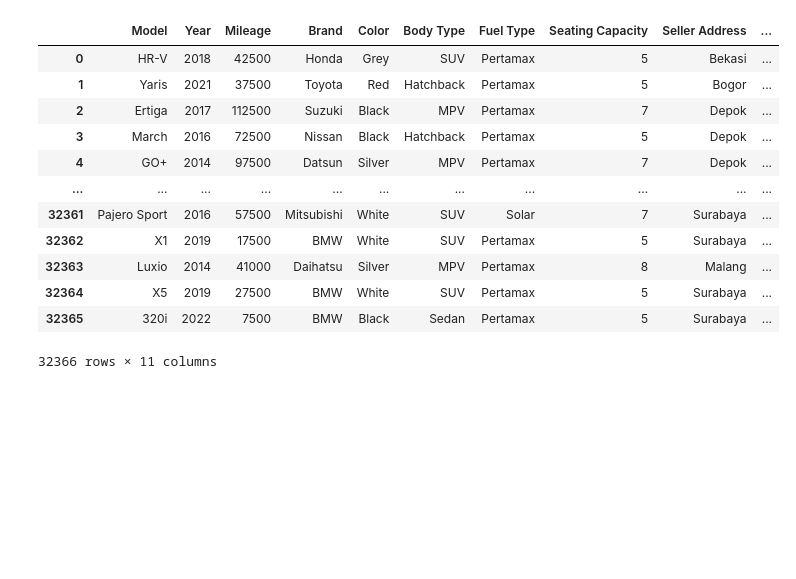
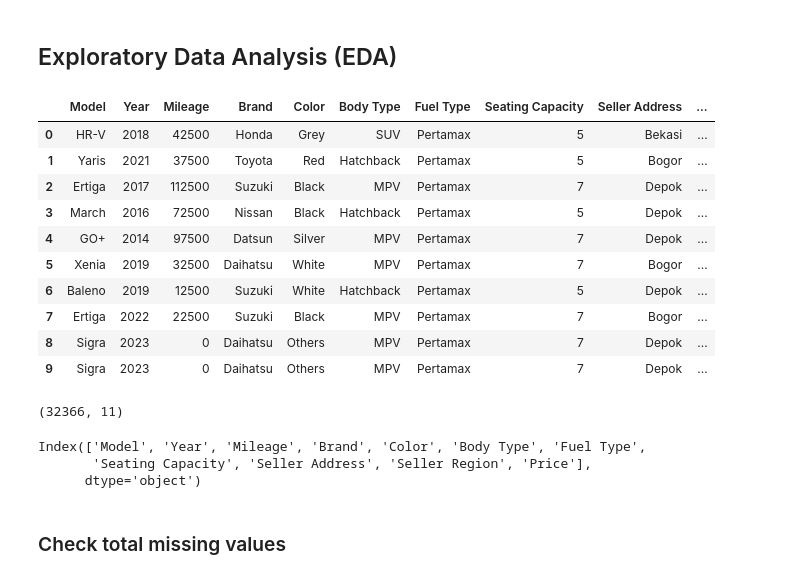
Before and after one commit to abudto/Data-Science-Analytics, a Jupyter notebook: Used Car Price Prediction (Web Scraping, Dashboard, Machine Learning)/Used Car Price Prediction.ipynb, the cells around one changed output. Cells and saved outputs as stored; diff of their text form; code cells hidden in the pictures; blank space fills up the shorter version.

```diff
--- a/Used Car Price Prediction (Web Scraping, Dashboard, Machine Learning)/Used Car Price Prediction.ipynb
+++ b/Used Car Price Prediction (Web Scraping, Dashboard, Machine Learning)/Used Car Price Prediction.ipynb
@@ -18,17 +9,29 @@ warnings.filterwarnings('ignore')
+# %% [markdown]
+## Exploratory Data Analysis (EDA)
 # %%
 df = pd.read_csv('Merged_data.csv')
-df
+df.head(10)
 # %% [output]
 |  | Model | Year | Mileage | Brand | Color | Body Type | Fuel Type | Seating Capacity | Seller Address | ... |
 | 0 | HR-V | 2018 | 42500 | Honda | Grey | SUV | Pertamax | 5 | Bekasi | ... |
 | 1 | Yaris | 2021 | 37500 | Toyota | Red | Hatchback | Pertamax | 5 | Bogor | ... |
 | 2 | Ertiga | 2017 | 112500 | Suzuki | Black | MPV | Pertamax | 7 | Depok | ... |
 | 3 | March | 2016 | 72500 | Nissan | Black | Hatchback | Pertamax | 5 | Depok | ... |
 | 4 | GO+ | 2014 | 97500 | Datsun | Silver | MPV | Pertamax | 7 | Depok | ... |
-| ... | ... | ... | ... | ... | ... | ... | ... | ... | ... | ... |
-| 32361 | Pajero Sport | 2016 | 57500 | Mitsubishi | White | SUV | Solar | 7 | Surabaya | ... |
-| 32362 | X1 | 2019 | 17500 | BMW | White | SUV | Pertamax | 5 | Surabaya | ... |
-| 32363 | Luxio | 2014 | 41000 | Daihatsu | Silver | MPV | Pertamax | 8 | Malang | ... |
-| 32364 | X5 | 2019 | 27500 | BMW | White | SUV | Pertamax | 5 | Surabaya | ... |
-| 32365 | 320i | 2022 | 7500 | BMW | Black | Sedan | Pertamax | 5 | Surabaya | ... |
+| 5 | Xenia | 2019 | 32500 | Daihatsu | White | MPV | Pertamax | 7 | Bogor | ... |
+| 6 | Baleno | 2019 | 12500 | Suzuki | White | Hatchback | Pertamax | 5 | Depok | ... |
+| 7 | Ertiga | 2022 | 22500 | Suzuki | Black | MPV | Pertamax | 7 | Bogor | ... |
+| 8 | Sigra | 2023 | 0 | Daihatsu | Others | MPV | Pertamax | 7 | Depok | ... |
+| 9 | Sigra | 2023 | 0 | Daihatsu | Others | MPV | Pertamax | 7 | Depok | ... |
-32366 rows × 11 columns
+# %%
+df.shape
+# %% [output]
+(32366, 11)
+# %%
+df.columns
+# %% [output]
+Index(['Model', 'Year', 'Mileage', 'Brand', 'Color', 'Body Type', 'Fuel Type',
+       'Seating Capacity', 'Seller Address', 'Seller Region', 'Price'],
+      dtype='object')
+# %% [markdown]
+### Check total missing values
```
Also changed, not shown: parts of 140 cells of this notebook, 7 other files.
